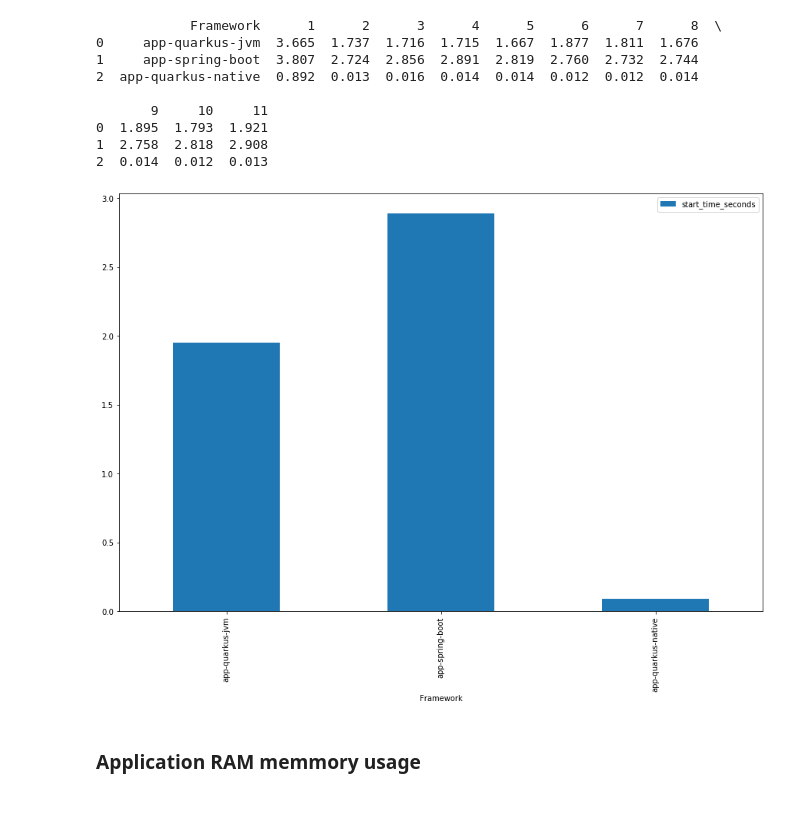
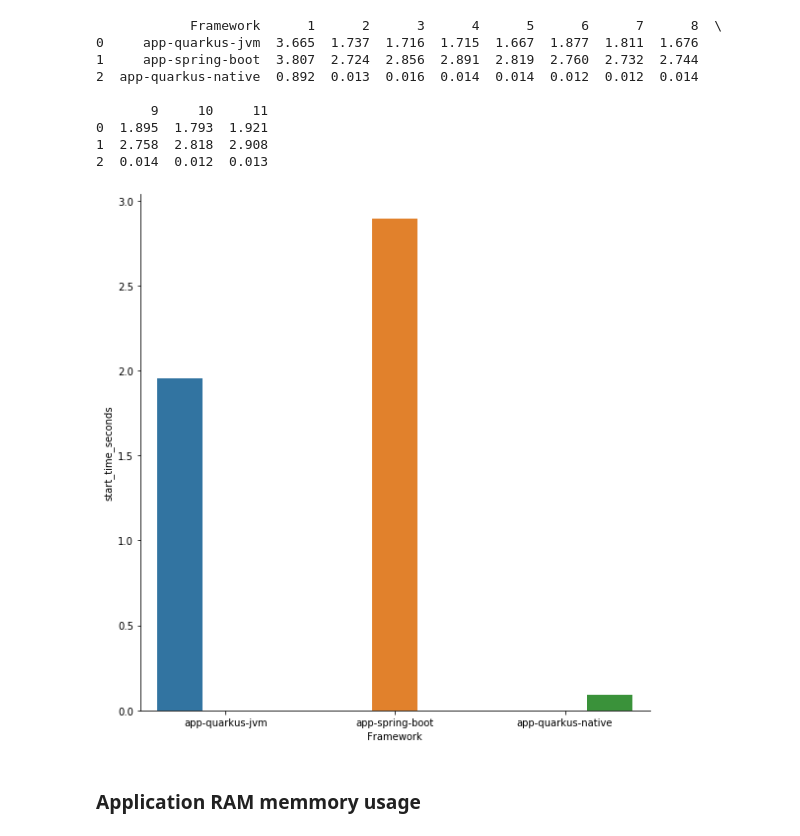
Before and after one commit to k0staa/Code-Addict-Repos, a Jupyter notebook: QuarkusVsSpringBoot/jupyterData/quarkus_vs_spring.ipynb, the cells around one changed output. Saved outputs shown, nothing was run; the diff lists cells and outputs as text; code cells hidden in the pictures; blank space fills up the shorter version.

Commit message:
Fix some of the plots

```diff
--- a/QuarkusVsSpringBoot/jupyterData/quarkus_vs_spring.ipynb
+++ b/QuarkusVsSpringBoot/jupyterData/quarkus_vs_spring.ipynb
@@ -21,11 +21,11 @@ print(startTimesDF)
 2  0.014  0.012  0.013
 # %%
 startTimesDF['start_time_seconds'] = startTimesDF.mean(axis=1)
-startTimesPlot = startTimesDF.plot(x='Framework', y='start_time_seconds', kind='bar')
-fig = startTimesPlot.get_figure()
-fig.savefig("startTimesPlot.png")
+
+startTimesPlot = sns.catplot(x='Framework', y='start_time_seconds', hue='Framework', kind='bar', data=startTimesDF ,height=8)
+startTimesPlot.savefig("startTimesPlot.png")
 # %% [output]
-[figure, old version]
+[figure, new version]
 # %% [markdown]
 ### Application RAM memmory usage
 # %%
```
Also changed, not shown: parts of 5 cells of this notebook, 4 other files.
